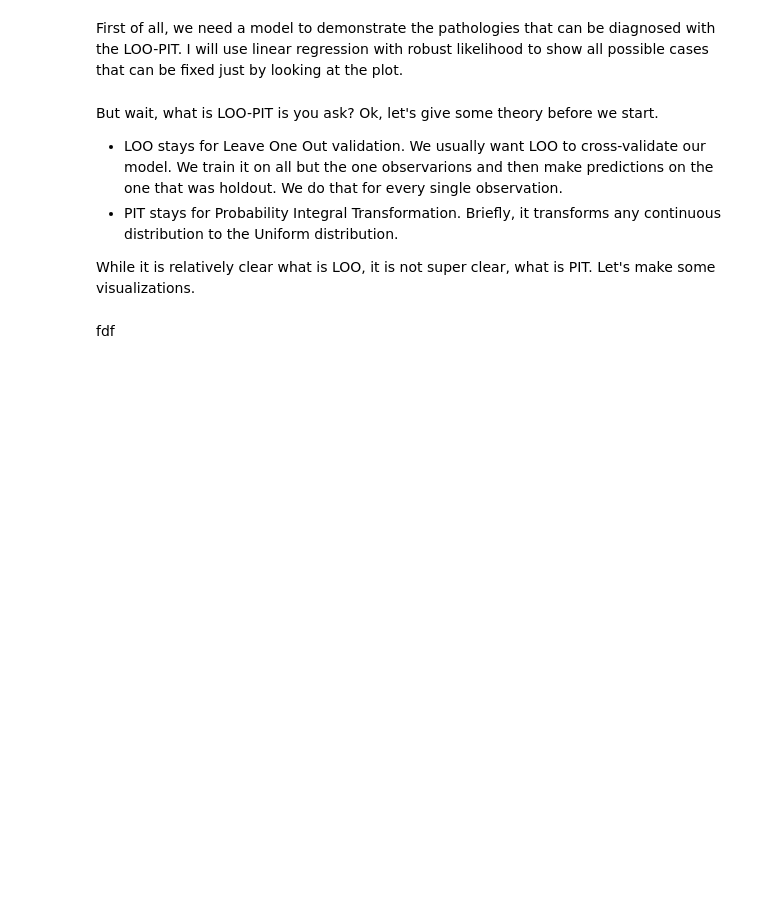
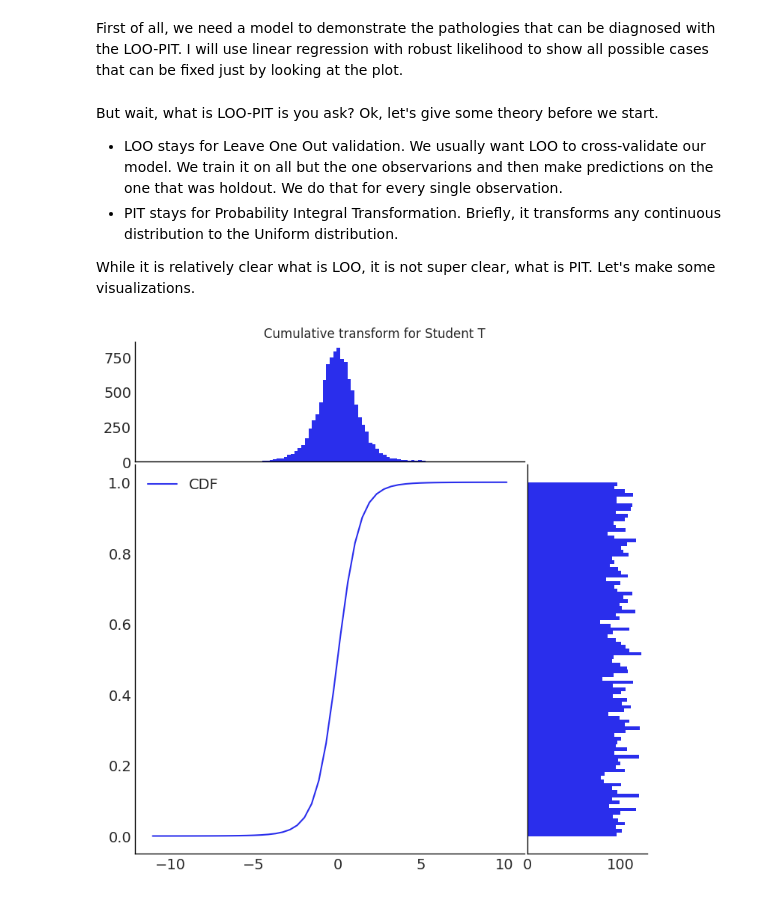
Before and after one commit to ferrine/old-ferrine.github.io, a Jupyter notebook: content/bayes/interpreting_loo_pit.ipynb, the cells around one changed output. Drawn from its saved outputs; the diff is of its cells as text; code cells hidden in the pictures; blank space fills up the shorter version.

```diff
--- a/content/bayes/interpreting_loo_pit.ipynb
+++ b/content/bayes/interpreting_loo_pit.ipynb
@@ -16,5 +13,14 @@ But wait, what is LOO-PIT is you ask? Ok, let's give some theory before we start
 * PIT stays for Probability Integral Transformation. Briefly, it transforms any continuous distribution to the Uniform distribution.
 
 While it is relatively clear what is LOO, it is not super clear, what is PIT. Let's make some visualizations.
-# %% [markdown]
-fdf
+# %%
+import scipy.stats
+import matplotlib.pyplot as plt
+import arviz as az
+import numpy as np
+import warnings
+az.style.use("arviz-white")
+warnings.filterwarnings("ignore")
+# %%
+student_t = scipy.stats.t(df=5)
+uniform = scipy.stats.uniform()
@@ -20,0 +30,37 @@ fdf
+# %%
+def scatter_hist(dist1, dist2, ax, ax_histx, ax_histy, n=10000):
+    # no labels
+    ax_histx.tick_params(axis="x", labelbottom=False)
+    ax_histy.tick_params(axis="y", labelleft=False)
+
+    # the scatter plot:
+    np.random.seed(50)
+    x = dist1.rvs(size=n)
+    y = dist1.cdf(x)
+    r = np.linspace(min(x), max(x))
+    ax.plot(r, dist1.cdf(r), label="CDF")
+    ax_histx.hist(x, bins=100)
+    ax_histy.hist(y, bins=100, orientation='horizontal')
+
+# definitions for the axes
+left, width = 0.1, 0.65
+bottom, height = 0.1, 0.65
+spacing = 0.005
+
+
+rect_scatter = [left, bottom, width, height]
+rect_histx = [left, bottom + height + spacing, width, 0.2]
+rect_histy = [left + width + spacing, bottom, 0.2, height]
+
+# start with a square Figure
+fig = plt.figure(figsize=(8, 8))
+
+ax = fig.add_axes(rect_scatter)
+ax_histx = fig.add_axes(rect_histx, sharex=ax)
+ax_histy = fig.add_axes(rect_histy, sharey=ax)
+
+scatter_hist(student_t, uniform, ax, ax_histx, ax_histy);
+ax.legend()
+plt.suptitle("Cumulative transform for Student T");
+# %% [output]
+[figure, added]
```
Also changed, not shown: parts of 3 cells of this notebook.
